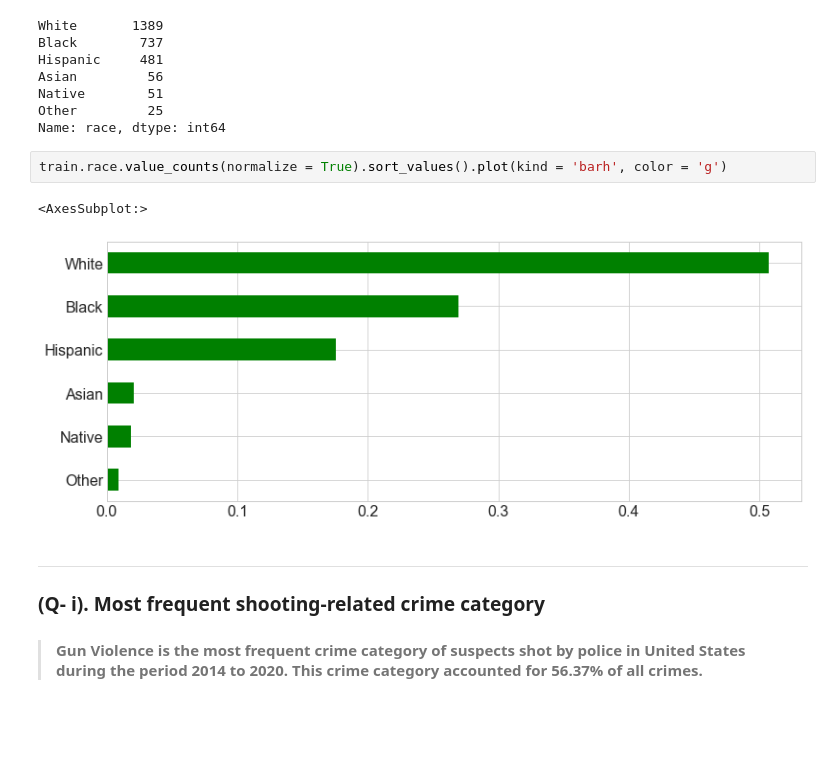
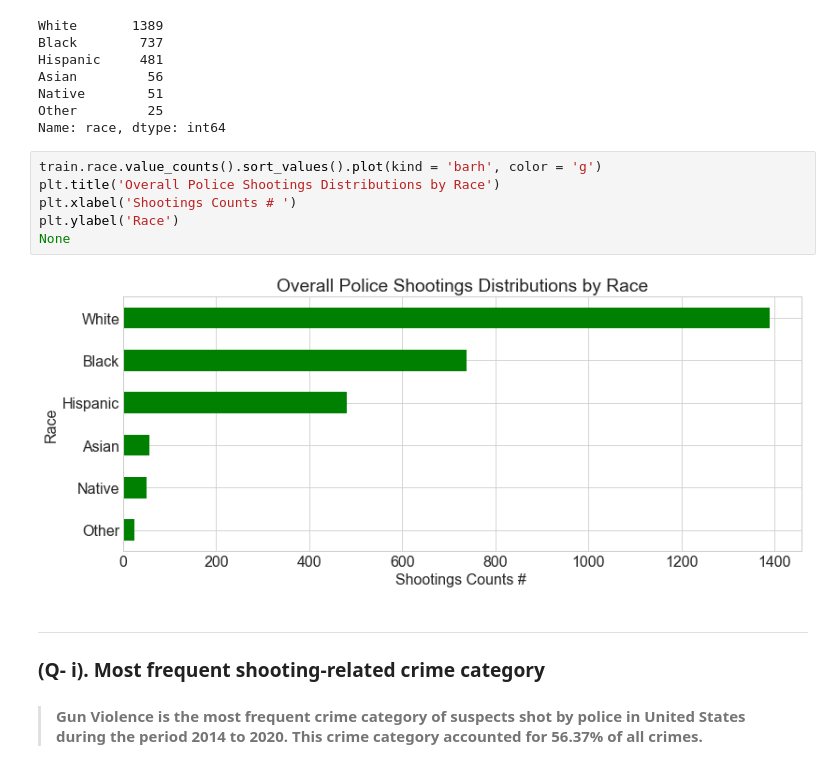
Before and after one commit to stephenkipkurui/codeup-individual-project, a Jupyter notebook: final_report.ipynb, the cells around one changed output. Drawn from its saved outputs; the diff is of its cells as text; blank space fills up the shorter version.

```diff
--- a/final_report.ipynb
+++ b/final_report.ipynb
@@ -120,10 +120,13 @@ Native        51
 Other         25
 Name: race, dtype: int64
 # %%
-train.race.value_counts(normalize = True).sort_values().plot(kind = 'barh', color = 'g')
+train.race.value_counts().sort_values().plot(kind = 'barh', color = 'g')
+plt.title('Overall Police Shootings Distributions by Race')
+plt.xlabel('Shootings Counts # ')
+plt.ylabel('Race')
+None
 # %% [output]
-<AxesSubplot:>
-[figure, old version]
+[figure, new version]
 # %% [markdown]
 -----------------
 ### (Q- i). Most frequent shooting-related crime category
```
Also changed, not shown: parts of 2 cells of this notebook.
